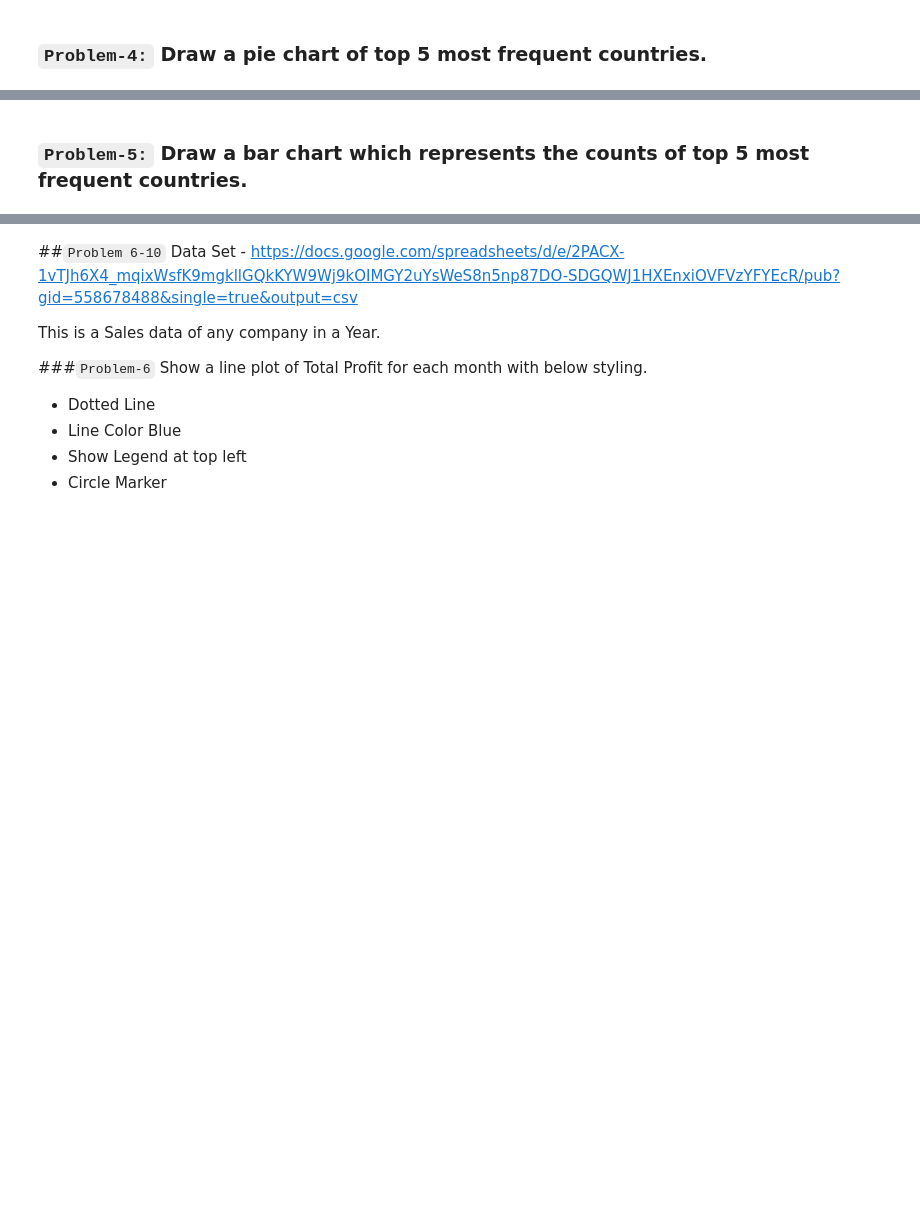
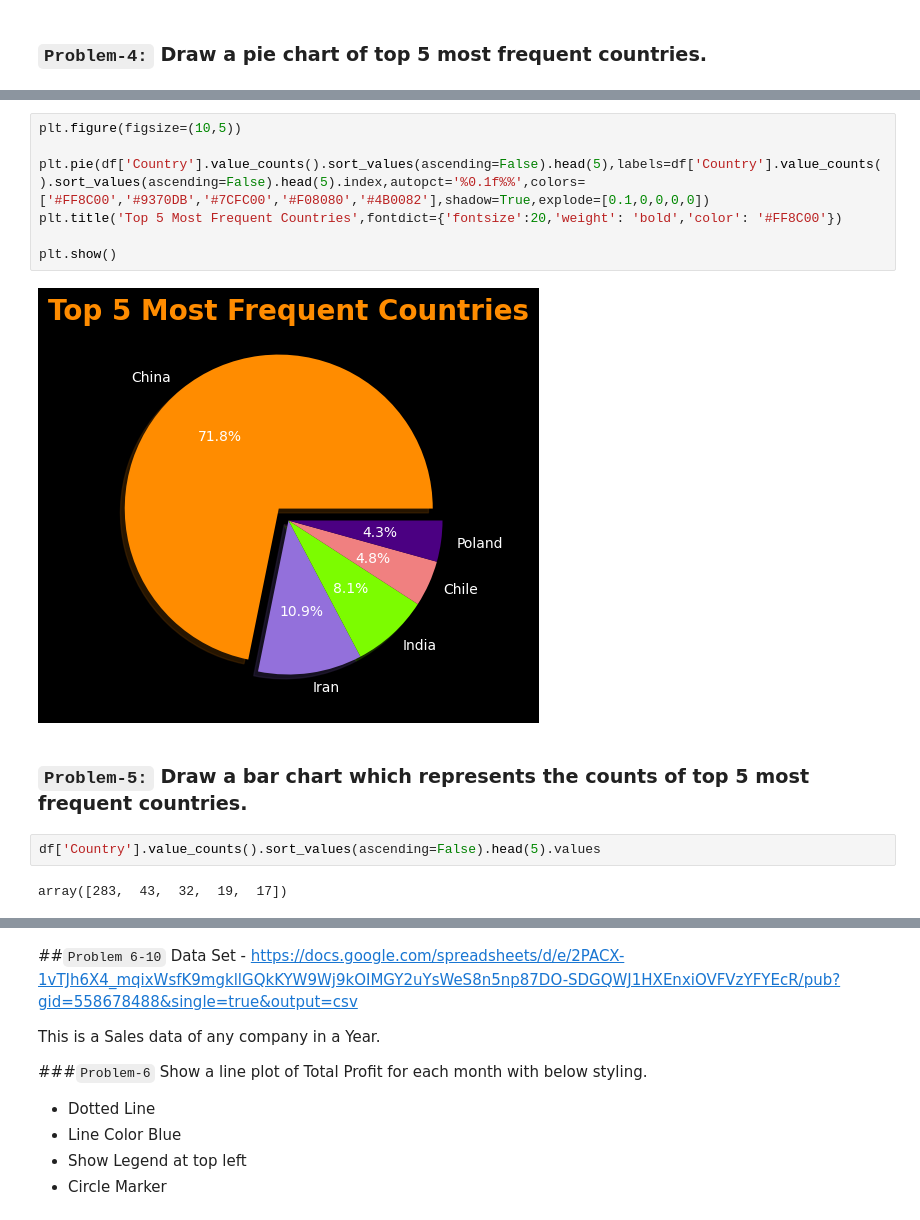
Before and after one commit to rishabhk1501/Data-Analytics-Tasks, a Jupyter notebook: session_23_task_soln.ipynb, the cells around one changed output, grey strips where cells are left out. Drawn from its saved outputs; the diff is of its cells as text; blank space fills up the shorter version.

```diff
--- a/session_23_task_soln.ipynb
+++ b/session_23_task_soln.ipynb
@@ -131,2 +136,15 @@ plt.show()
+# %%
+plt.figure(figsize=(10,5))
+
+plt.pie(df['Country'].value_counts().sort_values(ascending=False).head(5),labels=df['Country'].value_counts().sort_values(ascending=False).head(5).index,autopct='%0.1f%%',colors=['#FF8C00','#9370DB','#7CFC00','#F08080','#4B0082'],shadow=True,explode=[0.1,0,0,0,0])
+plt.title('Top 5 Most Frequent Countries',fontdict={'fontsize':20,'weight': 'bold','color': '#FF8C00'})
+
+plt.show()
+# %% [output]
+[figure, added]
 # %% [markdown]
 ### **`Problem-5:`** Draw a bar chart which represents the counts of top 5 most frequent countries.
+# %%
+df['Country'].value_counts().sort_values(ascending=False).head(5).values
+# %% [output]
+array([283,  43,  32,  19,  17])
```
Also changed, not shown: parts of 3 cells of this notebook.
